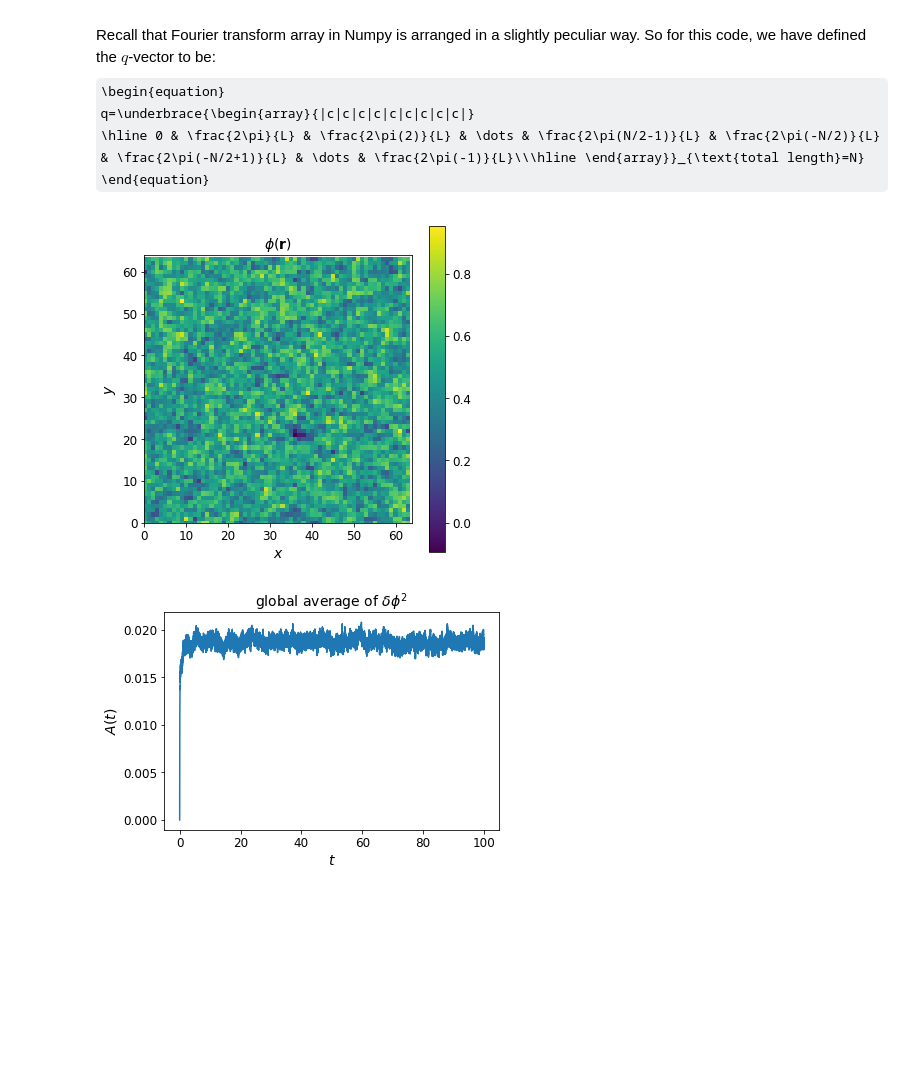
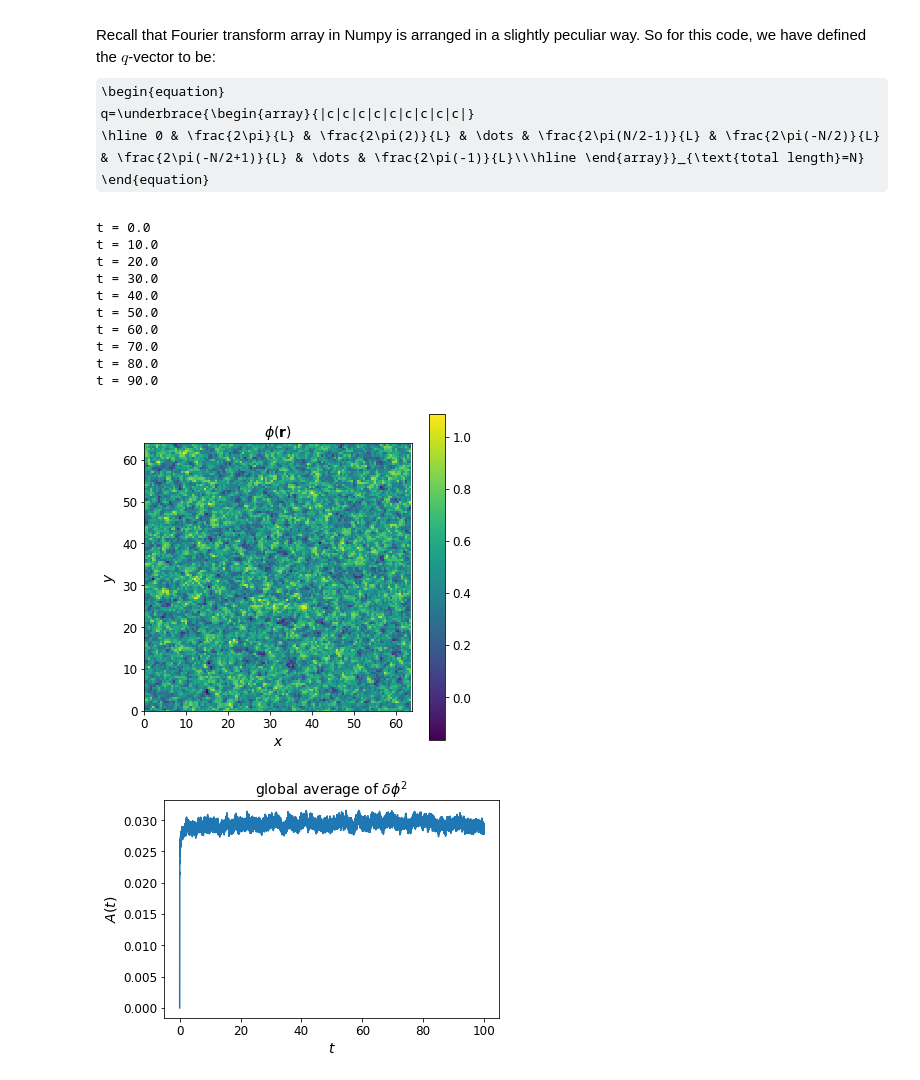
Before and after one commit to elsentjhung/equilibrium-model-B, a Jupyter notebook: model_B.ipynb, the cells around one changed output. Drawn from its saved outputs; the diff is of its cells as text; code cells hidden in the pictures; some formulas as TeX source; blank space fills up the shorter version.

```diff
--- a/model_B.ipynb
+++ b/model_B.ipynb
@@ -479,12 +539,7 @@ So we also need to shift each element of the array to the right by $N/2$.
 # calculate the structure factor #
 ##################################
 
-# define wavevector
-qx = 2*np.pi/(Nx*dx)*np.arange(-Nx/2,Nx/2,1)
-qy = 2*np.pi/(Ny*dx)*np.arange(-Ny/2,Ny/2,1)
-qy, qx = np.meshgrid(qy, qx)
-
-# define structure factor
+# calculate the time average <|dphi_q|^2>, or S(q)
 Sq = np.zeros((Nx, Ny))
 
 # loop again for Nt timesteps
@@ -492,9 +547,14 @@ for n in range(0, Nt, 1):
     dphi = phi - np.ones((Nx, Ny))*phi0
     dphi_q = np.fft.fft2(dphi, norm='ortho')*np.sqrt(dx*dx)
     Sq = Sq + np.real(dphi_q*np.conjugate(dphi_q))
-
+    if n % 10000 == 0:
+        print(f't = {n*dt}')
     phi = update(phi)
 
 Sq = Sq/Nt
+
+# needs to shift rows and columns in order before plotting
 Sq = np.roll(Sq,+int(Nx/2),axis=0)
 Sq = np.roll(Sq,+int(Ny/2),axis=1)
+
+plot_Sq(dx, dx, Sq)
@@ -565,10 +601,10 @@ q=\underbrace{\begin{array}{|c|c|c|c|c|c|c|c|c|}
 import numpy as np
 import matplotlib.pyplot as plt
 
-dx = 1.0  # lattice step size dx = dy
-dt = 0.001  # time discretization
-Nx, Ny = 64, 64  # system size Lx = Nx.dx and Ly = Ny.dy
-Nt = 100000  # total number of timesteps
+dx = 0.5  # lattice step size dx = dy
+dt = 0.0001  # time discretization
+Nx, Ny = 128, 128  # system size Lx = Nx.dx and Ly = Ny.dy
+Nt = 1000000  # total number of timesteps
 
 M = 1.0
 a, b, kappa = 0.5, 1.0, 1.0
@@ -630,38 +666,37 @@ def plot(phi):
 # %%
 ##############################
 # pseudo-spectral simulation #
 ##############################
 
 # initialize phi
 phi = np.ones((Nx, Ny))*phi0
 phi_q = np.zeros((Nx, Ny))
 
 A = np.zeros(Nt)
 
 # loop for Nt timesteps for equilibriation
 for n in range(0, Nt, 1):
     dphi = phi - np.ones((Nx, Ny))*phi0
     A[n] = np.sum(dphi*dphi)/(Nx*Ny)
-
+    if n % 100000 == 0:
+        print(f't = {n*dt}')
     phi, phi_q = update_pseudo_spectral(phi)
 
 plot(phi)
-
-# plot A(t)
-fig, ax = plt.subplots(figsize=(6,4))
-t = np.arange(0, Nt, 1)*dt
-
-ax.set_title('global average of $\delta\phi^2$', fontsize=14)
-ax.set_xlabel('$t$', fontsize=14)
-ax.set_ylabel('$A(t)$', fontsize=14)
-ax.tick_params(axis='both', which='major', labelsize=12)
-
-ax.plot(t, A)
-
-plt.show()
+plot_A(dt, A)
 # %% [output]
+t = 0.0
+t = 10.0
+t = 20.0
+t = 30.0
+t = 40.0
+t = 50.0
+t = 60.0
+t = 70.0
+t = 80.0
+t = 90.0
-[figure, old version]
+[figure, new version]
-[figure, old version]
+[figure, new version]
 # %%
 ##################################
 # calculate the structure factor #
```
Also changed, not shown: parts of 9 cells of this notebook.
